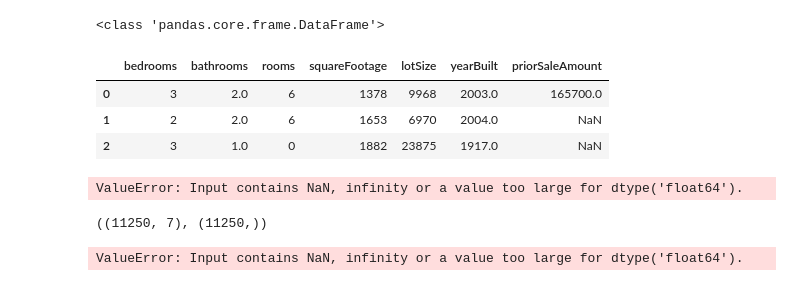
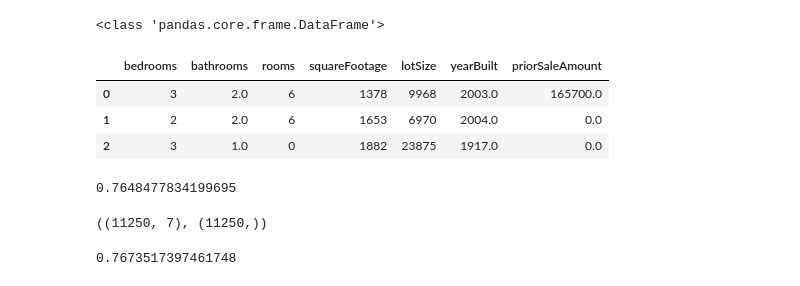
Before and after one commit to alwinruby/pirple_data_mining, a Jupyter notebook: DataMiningFundementals/datamining.ipynb, the cells around one changed output. Saved outputs shown, nothing was run; the diff lists cells and outputs as text; code cells hidden in the pictures.

```diff
--- a/DataMiningFundementals/datamining.ipynb
+++ b/DataMiningFundementals/datamining.ipynb
@@ -229,12 +229,13 @@ print(type(X))
 # %% [output]
 <class 'pandas.core.frame.DataFrame'>
 # %%
+X.fillna(0, inplace=True)
 X.head(3)
 # %% [output]
 |  | bedrooms | bathrooms | rooms | squareFootage | lotSize | yearBuilt | priorSaleAmount |
 | 0 | 3 | 2.0 | 6 | 1378 | 9968 | 2003.0 | 165700.0 |
-| 1 | 2 | 2.0 | 6 | 1653 | 6970 | 2004.0 | NaN |
-| 2 | 3 | 1.0 | 0 | 1882 | 23875 | 1917.0 | NaN |
+| 1 | 2 | 2.0 | 6 | 1653 | 6970 | 2004.0 | 0.0 |
+| 2 | 3 | 1.0 | 0 | 1882 | 23875 | 1917.0 | 0.0 |
 # %%
 y = df.estimated_value
 # %%
@@ -243,7 +244,7 @@ lg = LinearRegression()
 lg.fit(X,y) #training
 lg.score(X,y)
 # %% [output]
-ValueError: Input contains NaN, infinity or a value too large for dtype('float64').
+0.7648477834199695
 # %%
 X_train, X_test,  y_train, y_test= train_test_split(X,y)
 # %%
@@ -255,4 +256,4 @@ lg = LinearRegression()
 lg.fit(X_train,y_train) # training , fit
 lg.score(X_test,y_test) # evaluate , score, R2
 # %% [output]
-ValueError: Input contains NaN, infinity or a value too large for dtype('float64').
+0.7673517397461748
```
Also changed, not shown: parts of 11 cells of this notebook.
